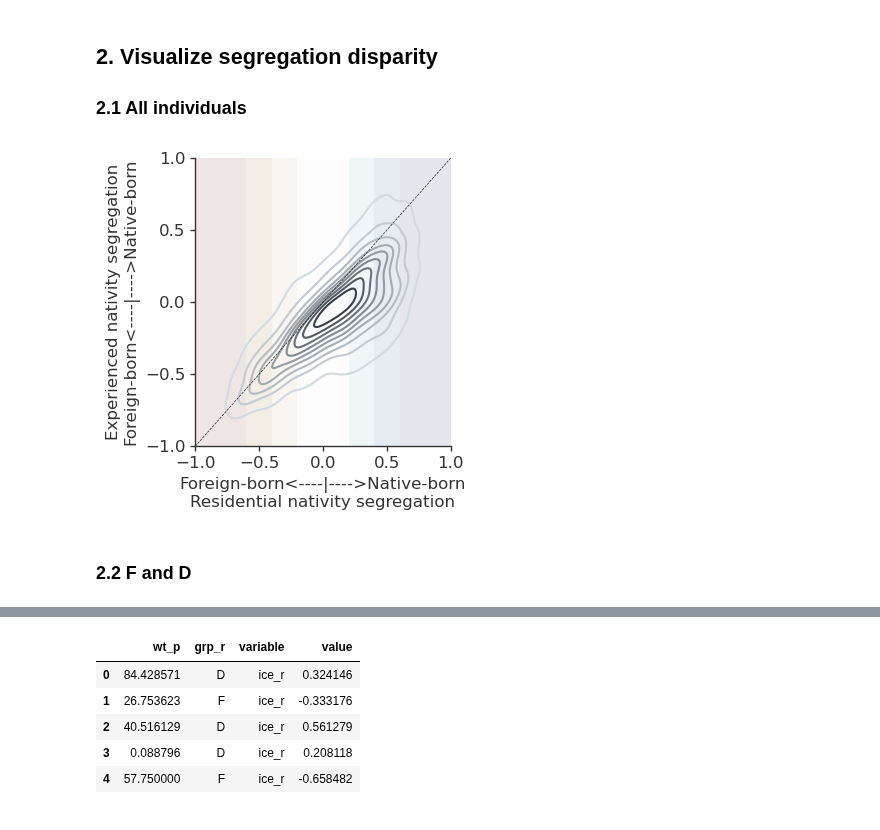
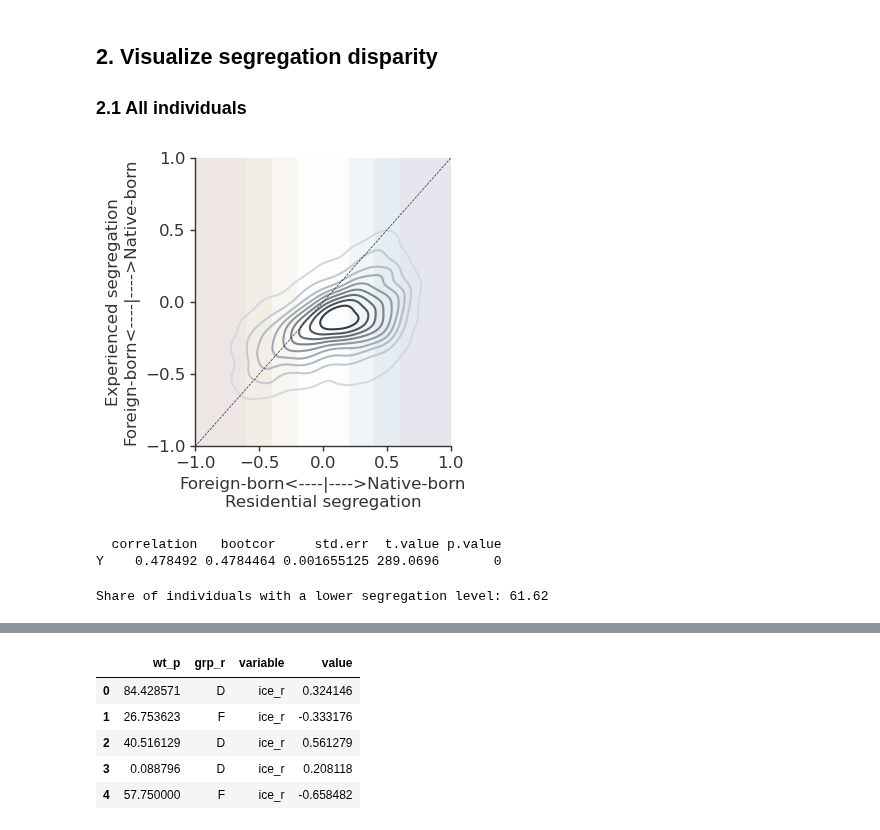
Before and after one commit to MobiSegInsights/mobi-social-segregation-se, a Jupyter notebook: src/MobiSegInsightsSE.models.1.0/45-model-seg-e-vs-r-sims.ipynb, the cells around one changed output, grey strips where cells are left out. Cells and saved outputs as stored; diff of their text form; code cells hidden in the pictures.

```diff
--- a/src/MobiSegInsightsSE.models.1.0/45-model-seg-e-vs-r-sims.ipynb
+++ b/src/MobiSegInsightsSE.models.1.0/45-model-seg-e-vs-r-sims.ipynb
@@ -54,6 +53,7 @@ Name: 0, dtype: object
 # %%
 # Add region county code and land-use type
 df.loc[:, 'deso_2'] = df['region'].apply(lambda x: x[0:2])
+df.loc[:, 'deso_4'] = df['region'].apply(lambda x: x[0:4])
 df.loc[:, 'region_cat'] = df['region']. \
     apply(lambda x: 'Rural/Suburban' if x[4] in ('A', 'B') else 'Urban')
 # %%
@@ -154,12 +189,12 @@ ax.axvspan(0.4, 0.6, facecolor='#05548B', alpha=trans)
 ax.axvspan(0.6, 1, facecolor='#001260', alpha=trans)
 
 cmap = sns.blend_palette(('#d2dae2', '#1e272e'), as_cmap=True)
-sns.kdeplot(data=sp, x='ice_r', y='ice_e', weights=sp.wt_p,
+sns.kdeplot(data=sp, x='ice_r', y='ice_enh', weights=sp.wt_p,
             cmap=cmap, thresh=.05, ax=ax)
 
 ax.plot([-1, 1], [-1, 1], '--', linewidth = 0.5, color='#1e272e')
-xlb = "Foreign-born<----|---->Native-born\nResidential nativity segregation"
-ylb = "Experienced nativity segregation\nForeign-born<----|---->Native-born"
+xlb = "Foreign-born<----|---->Native-born\nResidential segregation"
+ylb = "Experienced segregation\nForeign-born<----|---->Native-born"
 ax.set_xlabel(xlb)
 ax.set_ylabel(ylb)
 # ax.text(-0.5, -0.98, "F", color=f_color)
@@ -171,33 +206,52 @@ ax.set_ylabel(ylb)
 # new_x_d = np.arange(0.2, 1, 0.8/250.)
 # new_x_f = np.arange(-1,-0.2, 0.8/250.)
 # new_x_dc = np.arange(-1, 0.2, 0.8/250.)
 # new_x_fc = np.arange(-0.2, 1, 0.8/250.)
 # ax.plot(new_x_d, reg_d.intercept_ + reg_d.coef_[0] *  new_x_d, color=d_color, linestyle='-', lw = 2.5)
 # ax.plot(new_x_f, reg_f.intercept_ + reg_f.coef_[0] *  new_x_f, color=f_color, linestyle='-', lw = 2.5)
 # ax.plot(new_x_dc, reg_d.intercept_ + reg_d.coef_[0] *  new_x_dc, color=d_color, linestyle='--', lw = 0.5)
 # ax.plot(new_x_fc, reg_f.intercept_ + reg_f.coef_[0] *  new_x_fc, color=f_color, linestyle='--', lw = 0.5)
 ax.set_xlim(-1, 1)
 ax.set_ylim(-1, 1)
 # ax.set_title('c', weight='bold', loc='left', size = 12)
 
 for axis in ['bottom', 'left']:
     ax.spines[axis].set_linewidth(1)
     ax.spines[axis].set_color('0.2')
 
 ax.spines['top'].set_visible(False)
 ax.spines['right'].set_visible(False)
 
 ax.tick_params(width = 1, color = '0.2')
 
 plt.xticks(size = 12, color = '0.2')
 plt.yticks(size = 12, color = '0.2')
 
 ax.set_xlabel(ax.get_xlabel(), fontsize = 12, color = '0.2')
 ax.set_ylabel(ax.get_ylabel(), fontsize = 12, color = '0.2')
 
 plt.tight_layout()
 f.savefig("figures/panels/seg_disp_res.png", dpi=300)
 # %% [output]
-[figure, old version]
+[figure, new version]
-# %% [markdown]
-### 2.2 F and D
+# %%
+import rpy2.robjects as ro
+import rpy2.robjects.numpy2ri as rpyn
+from rpy2.robjects.packages import importr
+from rpy2.robjects import conversion, default_converter
+with conversion.localconverter(default_converter):
+    r_weights = importr('weights')
+with conversion.localconverter(default_converter):
+    ro.r.assign('x', rpyn.numpy2rpy(df['ice_r'].values))
+    ro.r.assign('y', rpyn.numpy2rpy(df['ice_enh'].values))
+    ro.r.assign('weights', rpyn.numpy2rpy(df['wt_p'].values))
+    ro.r('''results <- wtd.cor(x, y, weight=weights, bootp=TRUE, bootse=TRUE, bootn=1000)''')
+    ro.r('''print(results)''')
+# %% [output]
+  correlation   bootcor     std.err  t.value p.value
+Y    0.478492 0.4784464 0.001655125 289.0696       0
+# %%
+share_reduced = df.loc[abs(df.ice_enh) < abs(df.ice_r), 'wt_p'].sum()/df.wt_p.sum() * 100
+print('Share of individuals with a lower segregation level: %.2f'%share_reduced)
+# %% [output]
+Share of individuals with a lower segregation level: 61.62
```
Also changed, not shown: parts of 33 cells of this notebook, 29 other files.
